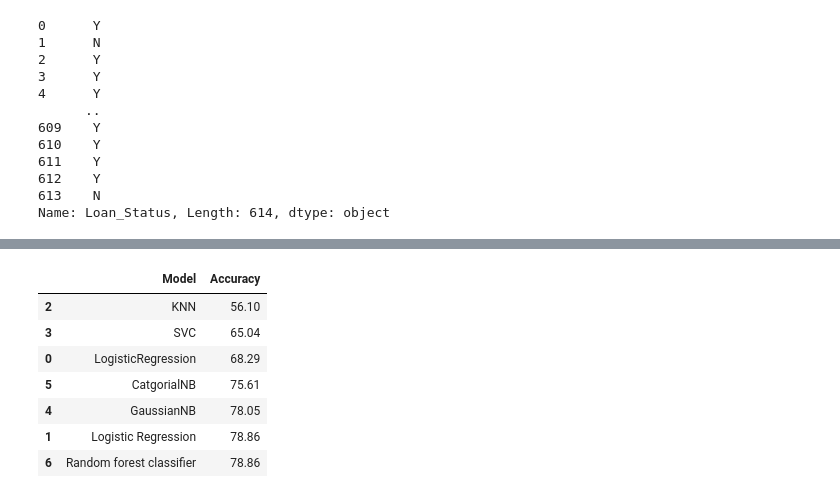
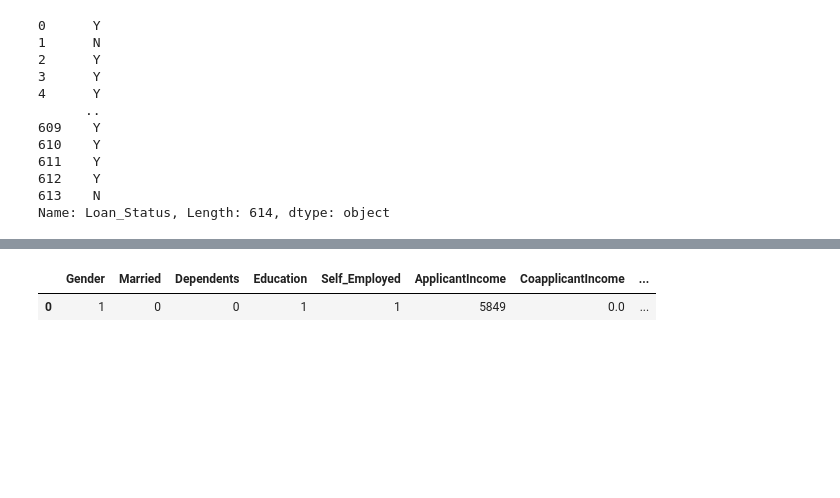
Before and after one commit to Gaurav2ds/Loan_approval, a Jupyter notebook: EDA.ipynb, the cells around one changed output, grey strips where cells are left out. Drawn from its saved outputs; the diff is of its cells as text; code cells hidden in the pictures; blank space fills up the shorter version.

```diff
--- a/EDA.ipynb
+++ b/EDA.ipynb
@@ -334,11 +303,2 @@ model_acc=pd.DataFrame({'Model':['LogisticRegression','Logistic Regression','KNN
 # %%
-model_acc.sort_values(by='Accuracy',ascending=True)
+# model_acc.sort_values(by='Accuracy',ascending=True)
-# %% [output]
-|  | Model | Accuracy |
-| 2 | KNN | 56.10 |
-| 3 | SVC | 65.04 |
-| 0 | LogisticRegression | 68.29 |
-| 5 | CatgorialNB | 75.61 |
-| 4 | GaussianNB | 78.05 |
-| 1 | Logistic Regression | 78.86 |
-| 6 | Random forest classifier | 78.86 |
@@ -344,0 +309,5 @@ model_acc.sort_values(by='Accuracy',ascending=True)
+# %%
+df.head(1)
+# %% [output]
+|  | Gender | Married | Dependents | Education | Self_Employed | ApplicantIncome | CoapplicantIncome | ... |
+| 0 | 1 | 0 | 0 | 1 | 1 | 5849 | 0.0 | ... |
```
Also changed, not shown: parts of 10 cells of this notebook, 3 other files.
